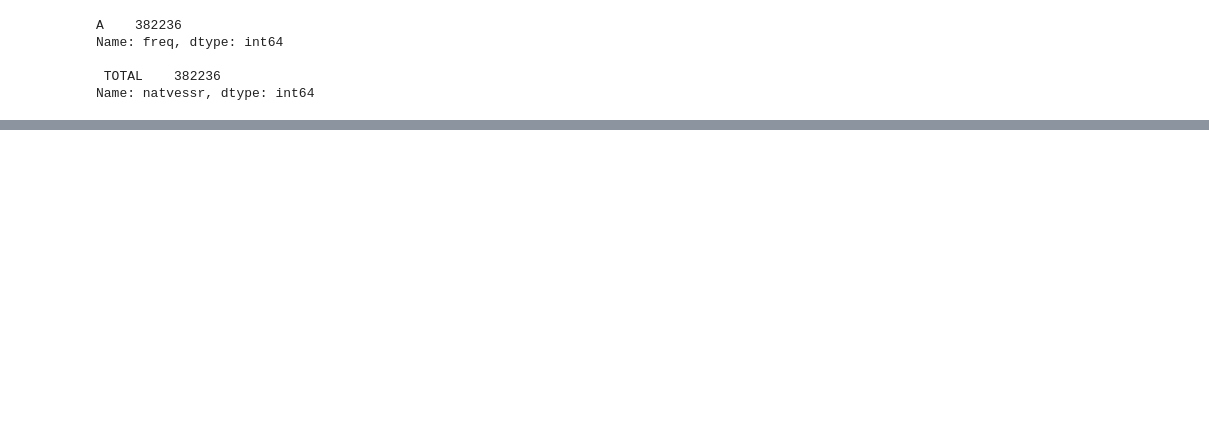
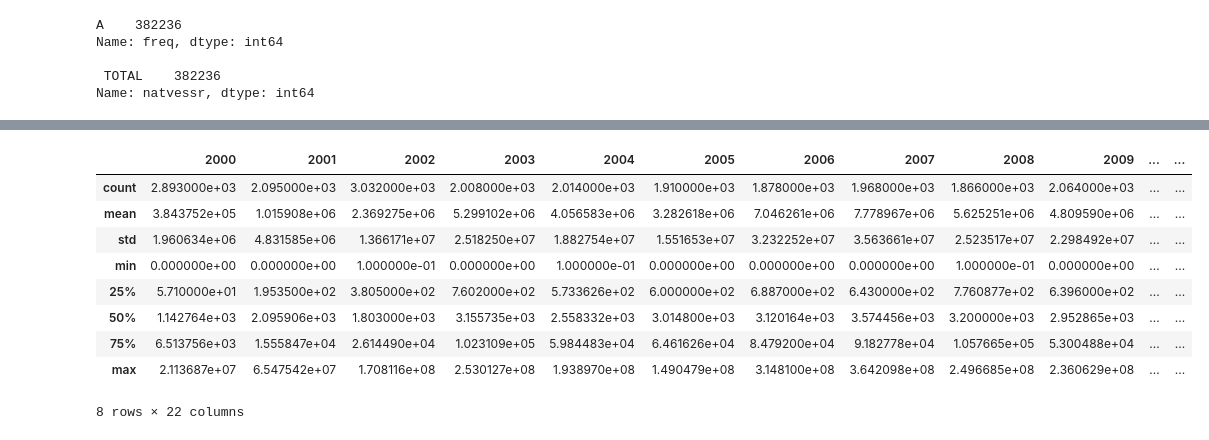
Before and after one commit to Carloselrecharlie/CA2, a Jupyter notebook: Fishery report.ipynb, the cells around one changed output, grey strips where cells are left out. Saved outputs shown, nothing was run; the diff lists cells and outputs as text; code cells hidden in the pictures; blank space fills up the shorter version.

```diff
--- a/Fishery report.ipynb
+++ b/Fishery report.ipynb
@@ -312,0 +410,13 @@ irishDF
+# %%
+irishDF.describe()
+# %% [output]
+|  | 2000 | 2001 | 2002 | 2003 | 2004 | 2005 | 2006 | 2007 | 2008 | 2009 | ... | ... |
+| count | 2.893000e+03 | 2.095000e+03 | 3.032000e+03 | 2.008000e+03 | 2.014000e+03 | 1.910000e+03 | 1.878000e+03 | 1.968000e+03 | 1.866000e+03 | 2.064000e+03 | ... | ... |
+| mean | 3.843752e+05 | 1.015908e+06 | 2.369275e+06 | 5.299102e+06 | 4.056583e+06 | 3.282618e+06 | 7.046261e+06 | 7.778967e+06 | 5.625251e+06 | 4.809590e+06 | ... | ... |
+| std | 1.960634e+06 | 4.831585e+06 | 1.366171e+07 | 2.518250e+07 | 1.882754e+07 | 1.551653e+07 | 3.232252e+07 | 3.563661e+07 | 2.523517e+07 | 2.298492e+07 | ... | ... |
+| min | 0.000000e+00 | 0.000000e+00 | 1.000000e-01 | 0.000000e+00 | 1.000000e-01 | 0.000000e+00 | 0.000000e+00 | 0.000000e+00 | 1.000000e-01 | 0.000000e+00 | ... | ... |
+| 25% | 5.710000e+01 | 1.953500e+02 | 3.805000e+02 | 7.602000e+02 | 5.733626e+02 | 6.000000e+02 | 6.887000e+02 | 6.430000e+02 | 7.760877e+02 | 6.396000e+02 | ... | ... |
+| 50% | 1.142764e+03 | 2.095906e+03 | 1.803000e+03 | 3.155735e+03 | 2.558332e+03 | 3.014800e+03 | 3.120164e+03 | 3.574456e+03 | 3.200000e+03 | 2.952865e+03 | ... | ... |
+| 75% | 6.513756e+03 | 1.555847e+04 | 2.614490e+04 | 1.023109e+05 | 5.984483e+04 | 6.461626e+04 | 8.479200e+04 | 9.182778e+04 | 1.057665e+05 | 5.300488e+04 | ... | ... |
+| max | 2.113687e+07 | 6.547542e+07 | 1.708116e+08 | 2.530127e+08 | 1.938970e+08 | 1.490479e+08 | 3.148100e+08 | 3.642098e+08 | 2.496685e+08 | 2.360629e+08 | ... | ... |
+8 rows × 22 columns
```
Also changed, not shown: parts of 48 cells of this notebook.
